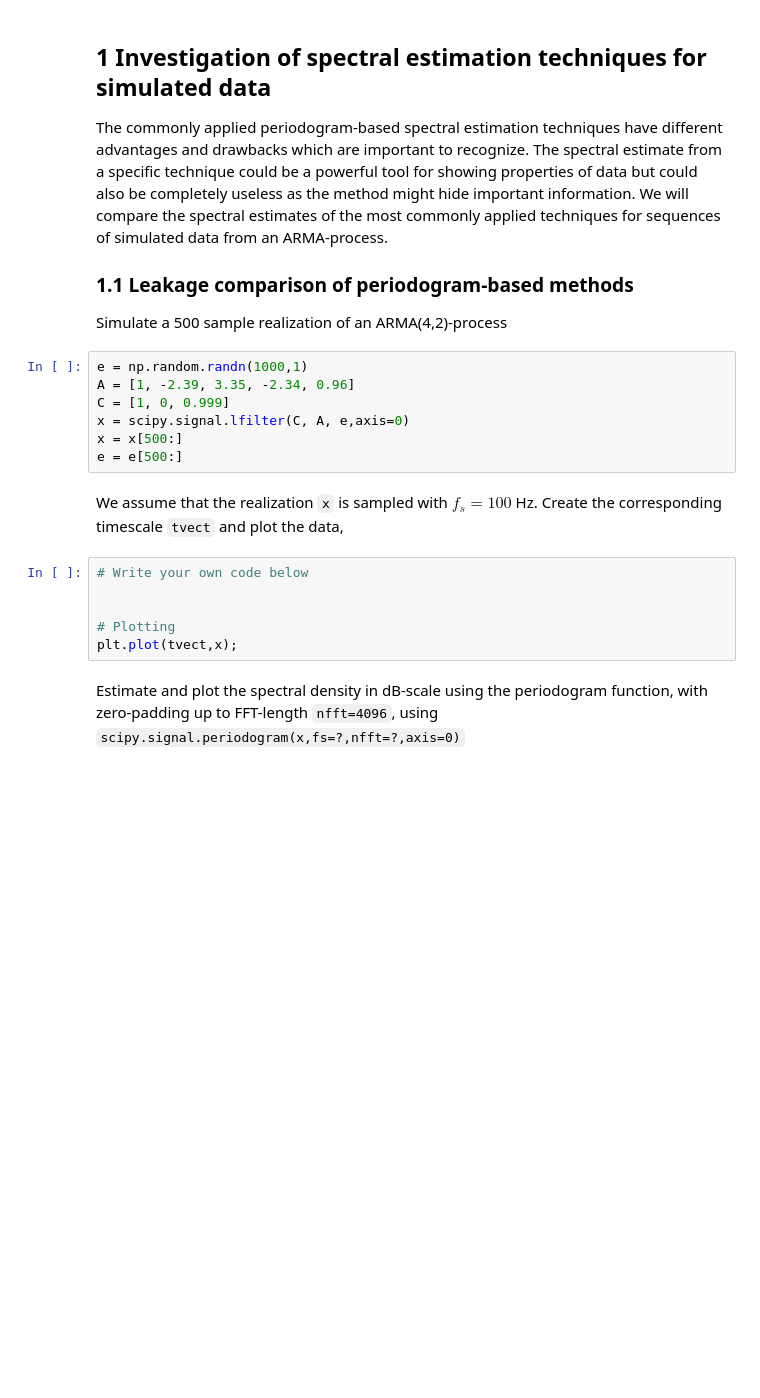
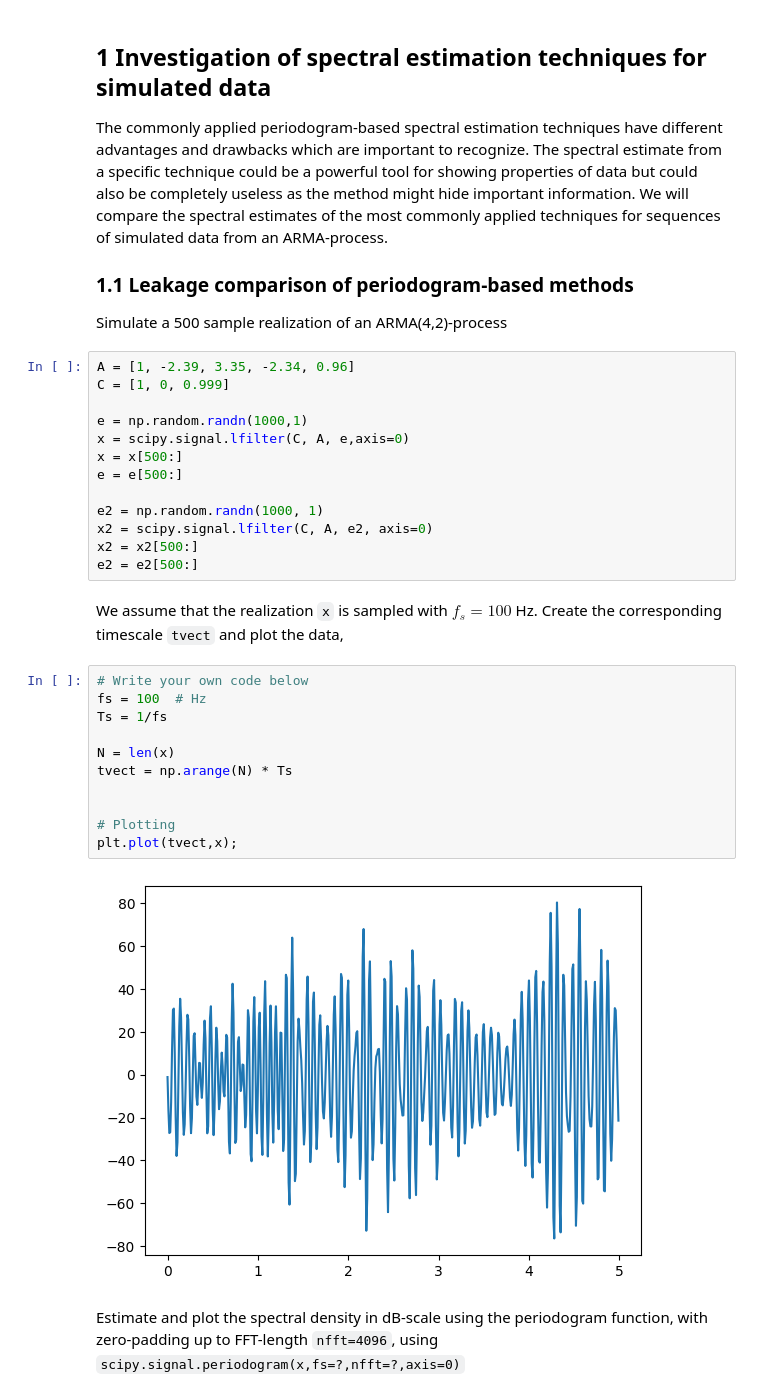
Before and after one commit to axellangenskiold/fmsf10, a Jupyter notebook: pythonLab3.ipynb, the cells around one changed output. Drawn from its saved outputs; the diff is of its cells as text; blank space fills up the shorter version.

```diff
--- a/pythonLab3.ipynb
+++ b/pythonLab3.ipynb
@@ -61,20 +61,33 @@ The commonly applied periodogram-based spectral estimation techniques have diffe
 
 Simulate a 500 sample realization of an ARMA(4,2)-process
 # %%
-e = np.random.randn(1000,1)
 A = [1, -2.39, 3.35, -2.34, 0.96]
 C = [1, 0, 0.999]
+
+e = np.random.randn(1000,1)
 x = scipy.signal.lfilter(C, A, e,axis=0)
 x = x[500:]
 e = e[500:]
+
+e2 = np.random.randn(1000, 1)
+x2 = scipy.signal.lfilter(C, A, e2, axis=0)
+x2 = x2[500:]
+e2 = e2[500:]
 # %% [markdown]
 We assume that the realization `x` is sampled with $f_s=100$ Hz. Create the corresponding timescale `tvect` and plot the data,
 # %%
 # Write your own code below
+fs = 100  # Hz
+Ts = 1/fs
+
+N = len(x)
+tvect = np.arange(N) * Ts
 
 
 # Plotting
 plt.plot(tvect,x);
+# %% [output]
+[figure, added]
 # %% [markdown]
 Estimate and plot the spectral density in dB-scale using the periodogram function, with zero-padding up to FFT-length `nfft=4096`, using `scipy.signal.periodogram(x,fs=?,nfft=?,axis=0)`
 # %%
```
Also changed, not shown: parts of 2 cells of this notebook.
